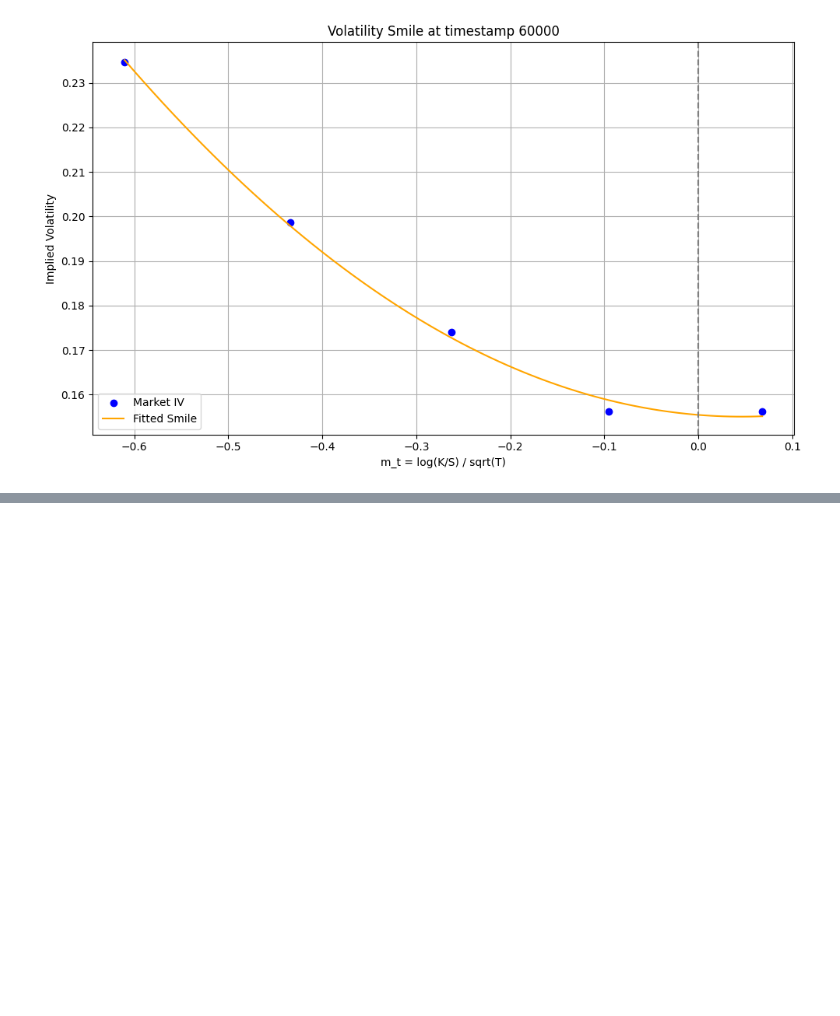
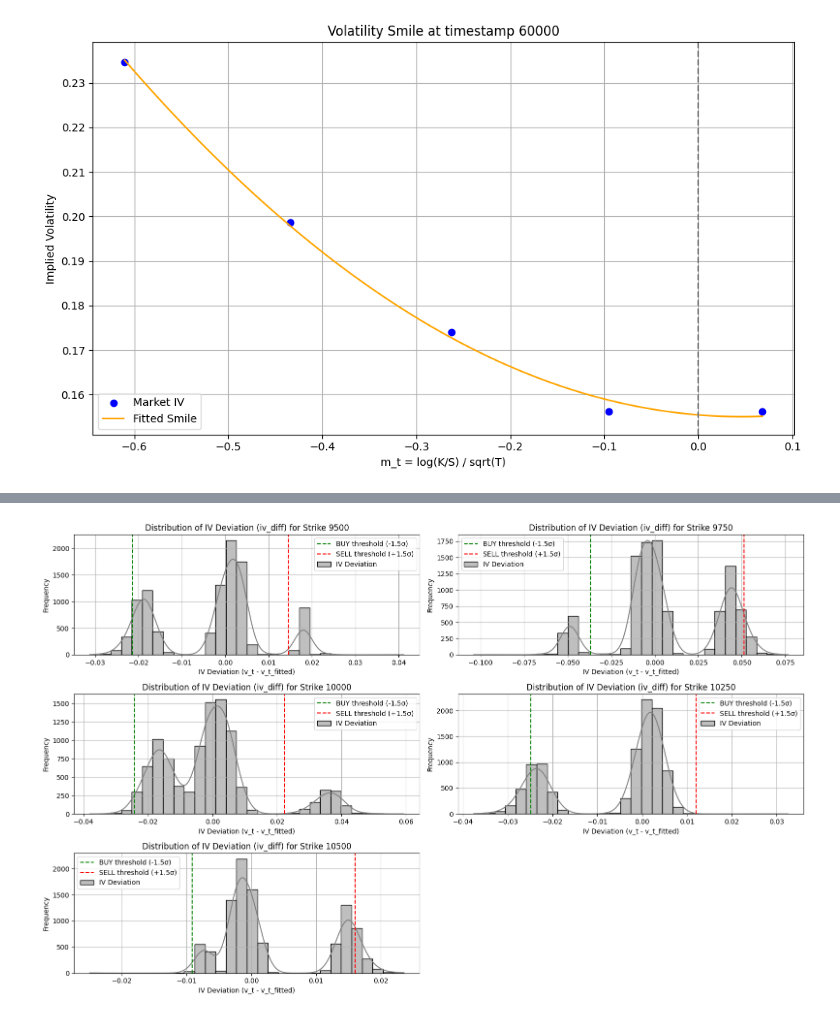
Before and after one commit to jennifer-lu/prosperity-3, a Jupyter notebook: round_3_algo.ipynb, the cells around one changed output, grey strips where cells are left out. Drawn from its saved outputs; the diff is of its cells as text; code cells hidden in the pictures; blank space fills up the shorter version.

```diff
--- a/round_3_algo.ipynb
+++ b/round_3_algo.ipynb
@@ -535,0 +299,33 @@ plt.show()
+# %%
+
+plt.figure(figsize=(16, 10))
+
+
+
+for i, strike in enumerate(sorted(voucher_names), 1):
+    plt.subplot(3, 2, i)
+    subset = signal_df[signal_df['K'] == strike]
+
+    # Calculate thresholds for BUY/SELL based on z-scores
+    iv_mean = subset['iv_diff'].mean()
+    iv_std = subset['iv_diff'].std()
+    buy_thresh = iv_mean - 1.5 * iv_std
+    sell_thresh = iv_mean + 1.5 * iv_std
+
+    # Plot histogram with KDE
+    sns.histplot(subset['iv_diff'], kde=True, bins=30, color='gray', label='IV Deviation')
+
+    # Highlight BUY/SELL zones
+    plt.axvline(buy_thresh, color='green', linestyle='--', label='BUY threshold (-1.5σ)')
+    plt.axvline(sell_thresh, color='red', linestyle='--', label='SELL threshold (+1.5σ)')
+
+    plt.title(f'Distribution of IV Deviation (iv_diff) for Strike {strike}')
+    plt.xlabel('IV Deviation (v_t - v_t_fitted)')
+    plt.ylabel('Frequency')
+    plt.legend()
+    plt.grid(True)
+
+plt.tight_layout()
+plt.show()
+# %% [output]
+[figure, added]
```
Also changed, not shown: parts of 6 cells of this notebook, 1 other file.
